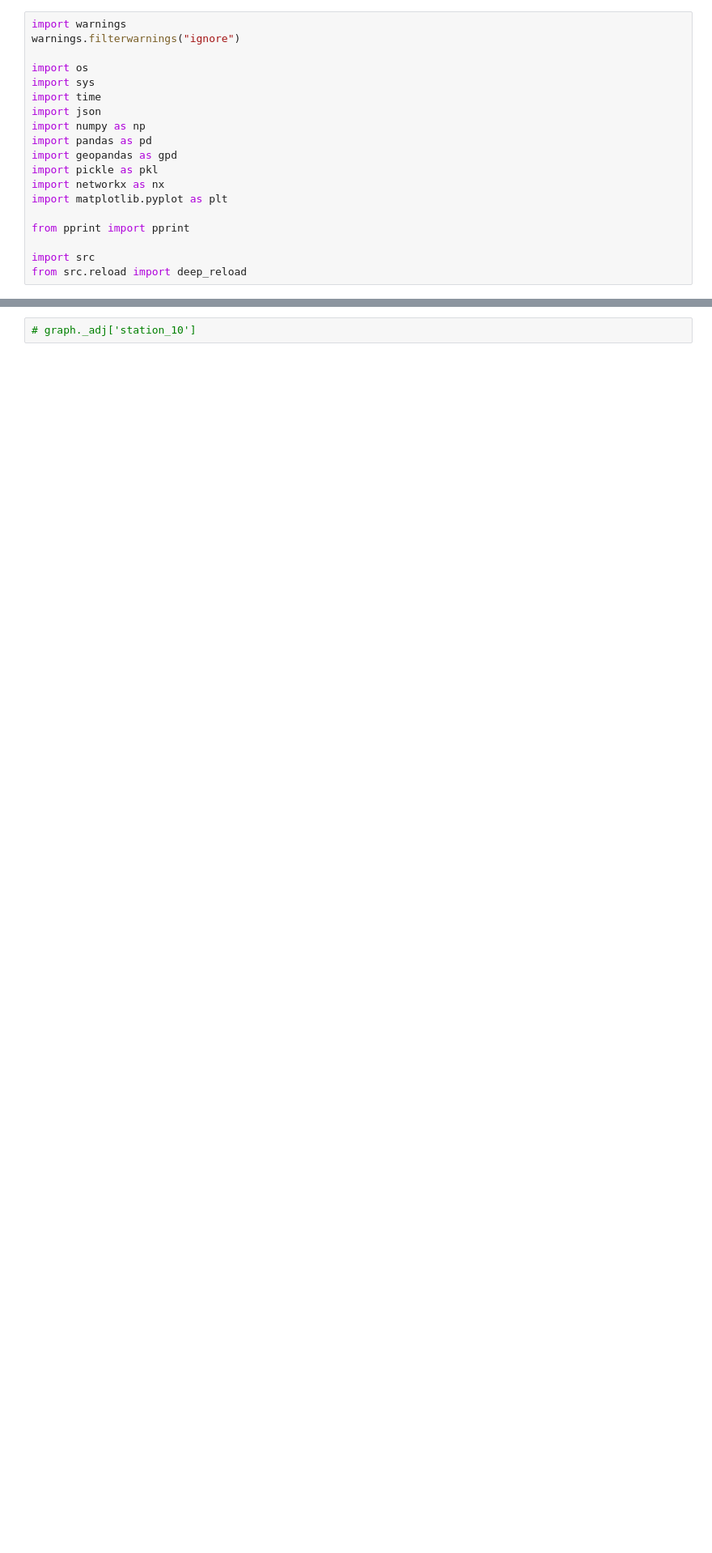
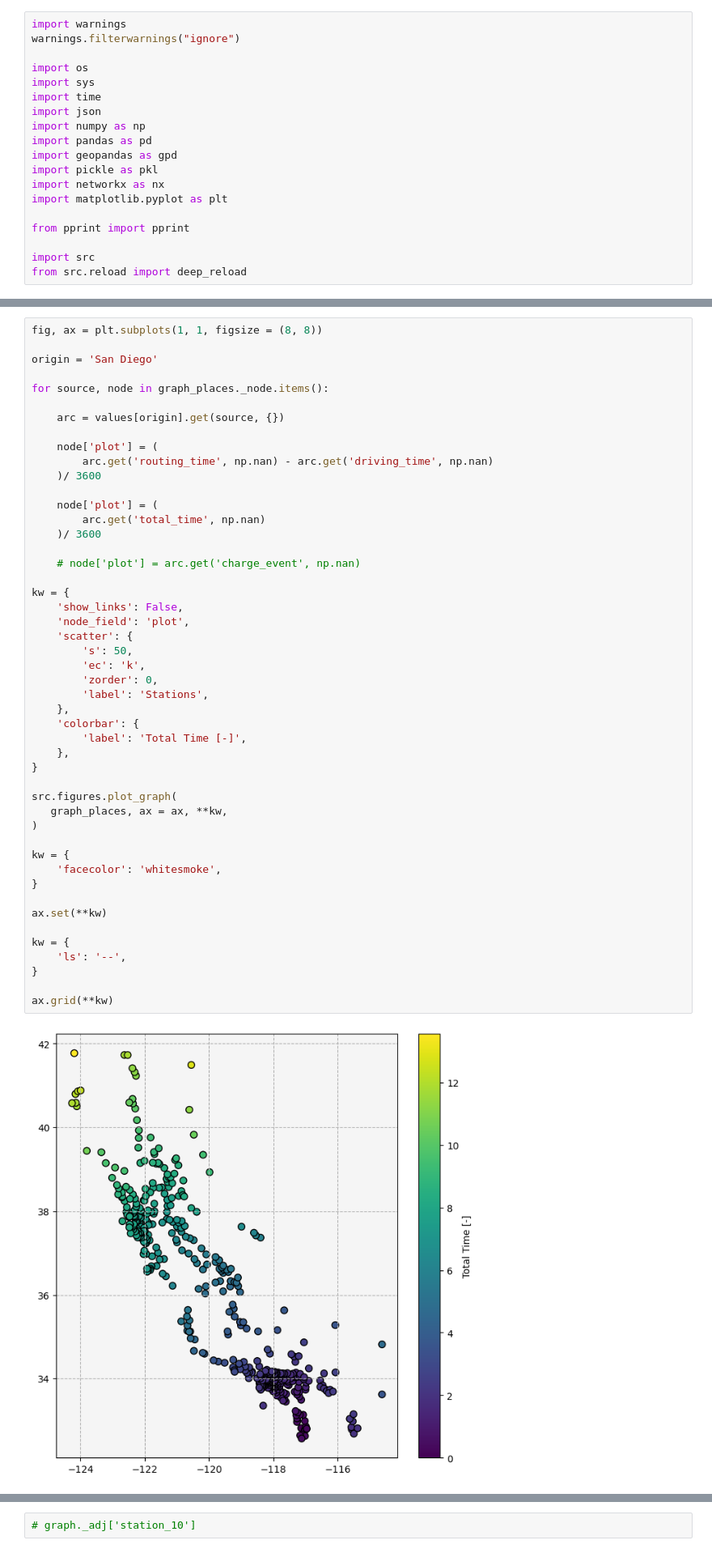
Before and after one commit to airabino/charger_network_analysis, a Jupyter notebook: New_California.ipynb, the cells around one changed output, grey strips where cells are left out. Shown at 81% size. Saved outputs shown, nothing was run; the diff lists cells and outputs as text; blank space fills up the shorter version.

```diff
--- a/New_California.ipynb
+++ b/New_California.ipynb
@@ -20,2 +115,52 @@ from src.reload import deep_reload
+# %%
+fig, ax = plt.subplots(1, 1, figsize = (8, 8))
+
+origin = 'San Diego'
+
+for source, node in graph_places._node.items():
+
+    arc = values[origin].get(source, {})
+
+    node['plot'] = (
+        arc.get('routing_time', np.nan) - arc.get('driving_time', np.nan)
+    )/ 3600
+
+    node['plot'] = (
+        arc.get('total_time', np.nan)
+    )/ 3600
+
+    # node['plot'] = arc.get('charge_event', np.nan)
+
+kw = {
+    'show_links': False,
+    'node_field': 'plot',
+    'scatter': {
+        's': 50,
+        'ec': 'k',
+        'zorder': 0,
+        'label': 'Stations',
+    },
+    'colorbar': {
+        'label': 'Total Time [-]',
+    },
+}
+
+src.figures.plot_graph(
+   graph_places, ax = ax, **kw,
+)
+
+kw = {
+    'facecolor': 'whitesmoke',
+}
+
+ax.set(**kw)
+
+kw = {
+    'ls': '--',
+}
+
+ax.grid(**kw)
+# %% [output]
+[figure, added]
 # %%
 from scipy.stats import beta
```
Also changed, not shown: parts of 32 cells of this notebook, 41 other files.
